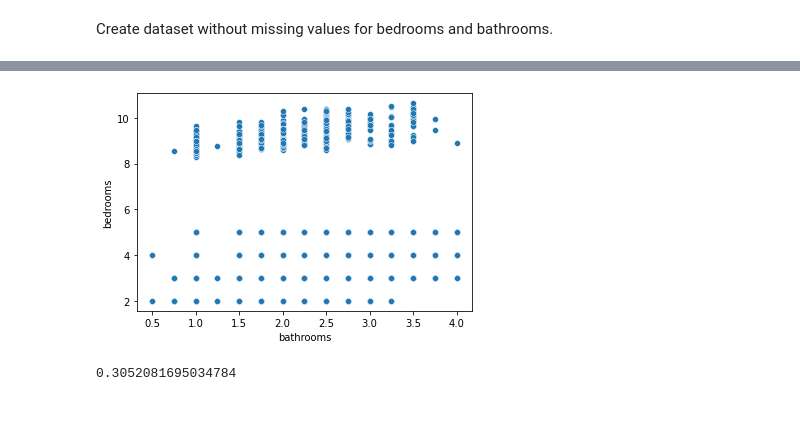
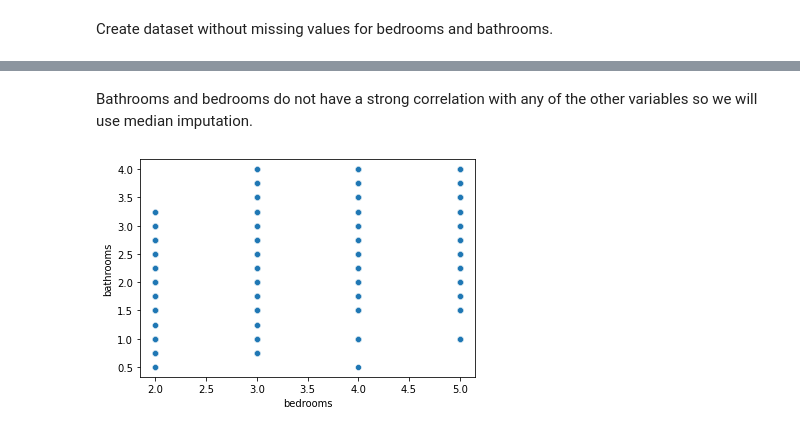
Before and after one commit to andrewabeles/seattle_home_sales, a Jupyter notebook: eda.ipynb, the cells around one changed output, grey strips where cells are left out. Cells and saved outputs as stored; diff of their text form; code cells hidden in the pictures.

```diff
--- a/eda.ipynb
+++ b/eda.ipynb
@@ -368,7 +388,7 @@ strong multicollinearity or other numerical problems.
 # %%
 data['sqft_lot'] = data.apply(
     lambda row:
-        1.0286*row.sqft_lot15+43.6885
+        .988*row.sqft_lot15+203.4067
     if np.isnan(row.sqft_lot) else row.sqft_lot, axis=1)
 # %%
 sns.scatterplot(data=data, x='sqft_lot', y='sqft_lot15')
@@ -508,12 +500,11 @@ Notes:
-# %%
-data['bedrooms'] = data.apply(
-    lambda row:
-        .5463*row.sqft_living+2.1844
-    if np.isnan(row.bedrooms) else row.bedrooms, axis=1)
+# %% [markdown]
+Bathrooms and bedrooms do not have a strong correlation with any of the other variables so we will use median imputation.
+# %%
+data['bedrooms'] = data['bedrooms'].fillna(data['bedrooms'].median())
+# %%
+data['bathrooms'] = data['bathrooms'].fillna(data['bathrooms'].median())
 # %%
-sns.scatterplot(data=data, y='bedrooms', x='bathrooms')
+sns.scatterplot(data=data, x='bedrooms', y='bathrooms')
 plt.show()
-data.bedrooms.corr(data.sqft_living)
 # %% [output]
-[figure, old version]
+[figure, new version]
-0.3052081695034784
```
Also changed, not shown: parts of 12 cells of this notebook.
